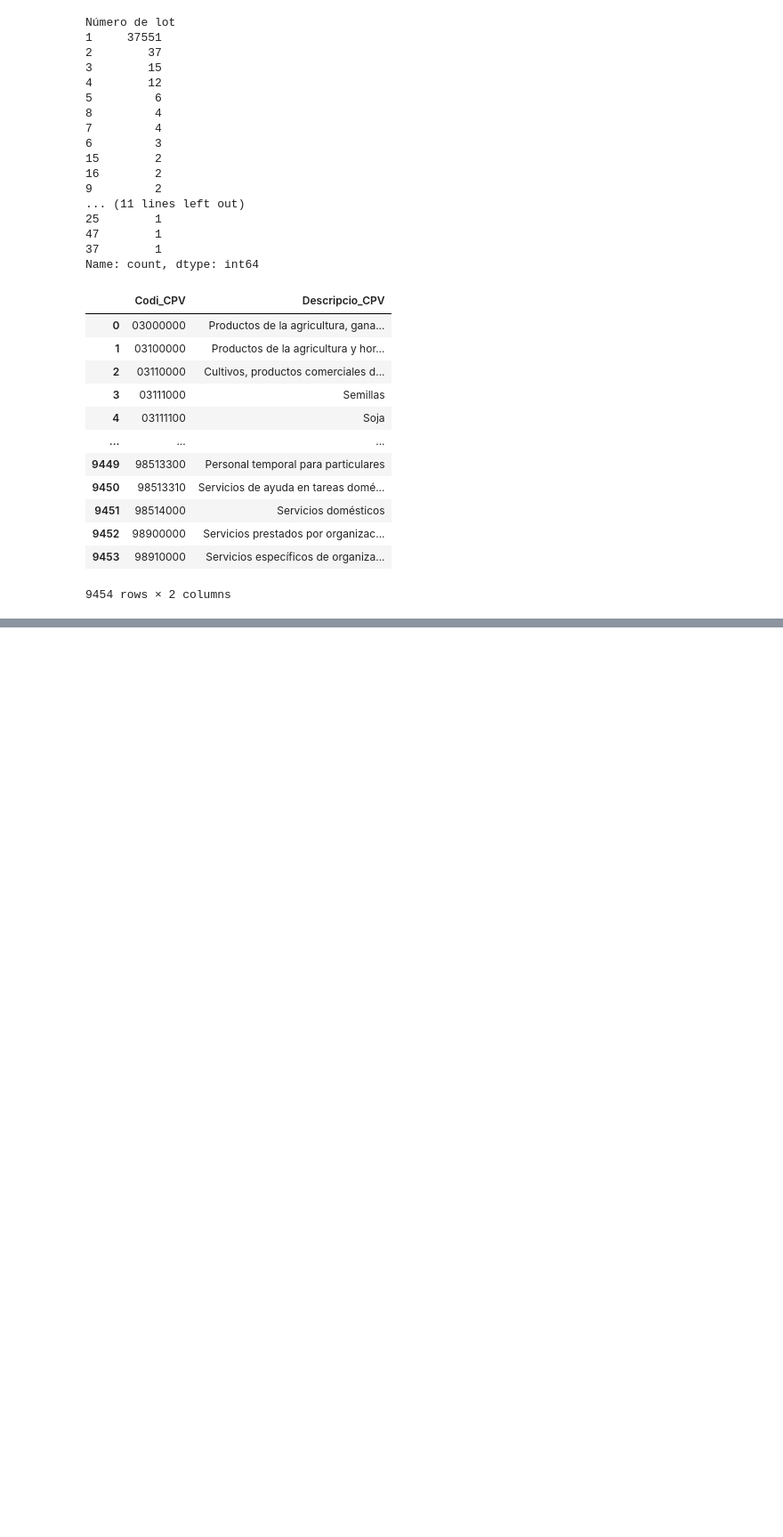
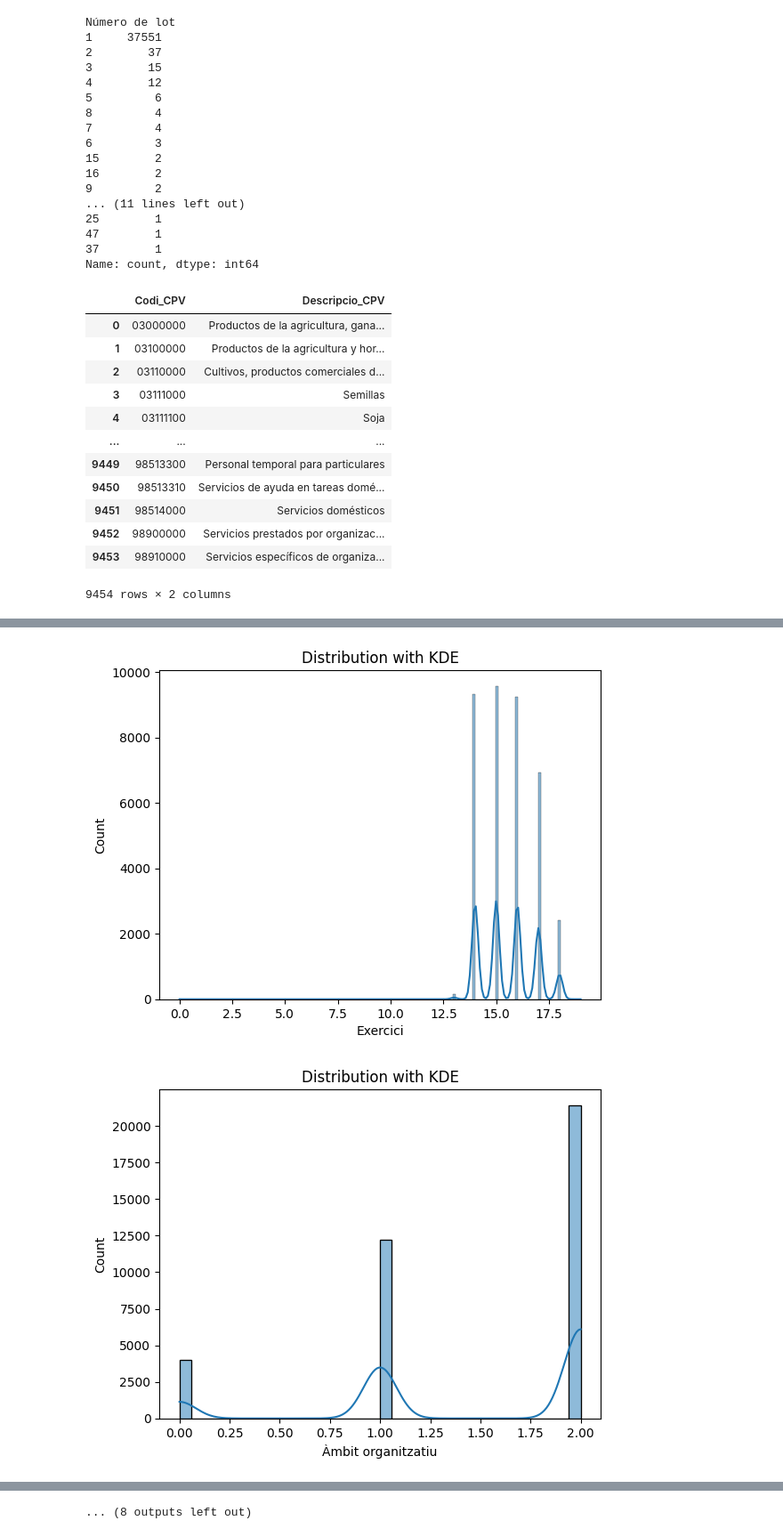
Before and after one commit to damormu/ds_ml_licitaciones, a Jupyter notebook: src/notebooks/Notebook_Daniel.ipynb, the cells around one changed output, grey strips where cells are left out. Shown at 89% size. Drawn from its saved outputs; the diff is of its cells as text; code cells hidden in the pictures; blank space fills up the shorter version.

```diff
--- a/src/notebooks/Notebook_Daniel.ipynb
+++ b/src/notebooks/Notebook_Daniel.ipynb
@@ -275,0 +407,4 @@ df.drop(columns=['Codi CPV', 'Codi_CPV_def', 'Codi_CPV'], inplace=True)
+# %%
+df.loc[22629, 'Data de liquidació'] = '12/06/2024'
+df.loc[33883, 'Data de liquidació'] = '30/04/2022'
+df.loc[36072, 'Data de liquidació'] = '13/11/2023'
@@ -275,0 +424,13 @@ df.drop(columns=['Codi CPV', 'Codi_CPV_def', 'Codi_CPV'], inplace=True)
+# %%
+'''
+Hagamos el mismo mapeado que al principio del proyecto para los años
+'''
+
+clave_año_liquidacion = {año: i for i, año in enumerate(range(2007, 2031))}
+
+df["año_liq"] = df["año_liq"].map(clave_año_liquidacion)
+# %%
+'''
+Vemos que hay un par de filas que no contenian valores, son nulos, asi que las eliminamos
+'''
+df = df.dropna(subset=["año_liq"])
@@ -275,0 +484,24 @@ df.drop(columns=['Codi CPV', 'Codi_CPV_def', 'Codi_CPV'], inplace=True)
+# %%
+'''
+Ahora que hemos hecho una limpieza, toca hacer un pequeño eda para ver si es necesario hacer alguna estandarización, ver la distribucion
+entre otras cosas
+'''
+
+target = "Import de la liquidació"
+features_numericas = ['Exercici', 'Àmbit organitzatiu', 'Procediment d’adjudicació',
+       'Tipus de contracte', 'Número de lot',
+       'Adjudicatari', 'Import d’adjudicació', 'Lot desert',
+       'Tipus de liquidació', 'Import de la liquidació',
+        'Referencia_Licitació',
+       'Descripcio_CPV', 'fecha_unix_adj', 'mes_adj', 'dia_adj',
+       'Duracion_total', 'fecha_unix_liq', 'año_liq', 'mes_liq', 'dia_liq']
+features_categoricas = ['Descripció de l’expedient', 'Causa de resolució']
+# %%
+
+for feature in features_numericas:
+    sns.histplot(df[feature], kde=True)
+    plt.title('Distribution with KDE')
+    plt.show()
+# %% [output]
+[figure, added]
+[figure, added]
@@ -275,0 +518 @@ df.drop(columns=['Codi CPV', 'Codi_CPV_def', 'Codi_CPV'], inplace=True)
+... (8 outputs left out)
```
Also changed, not shown: parts of 61 cells of this notebook, 3 other files.
